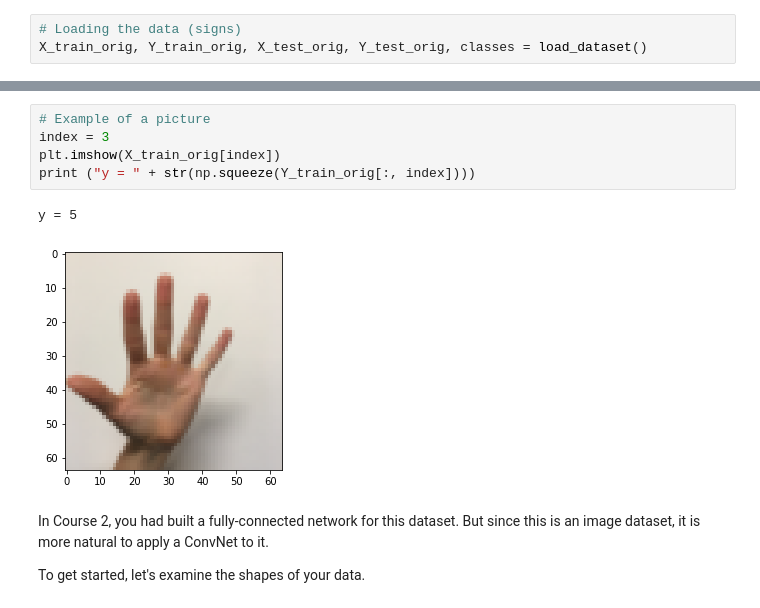
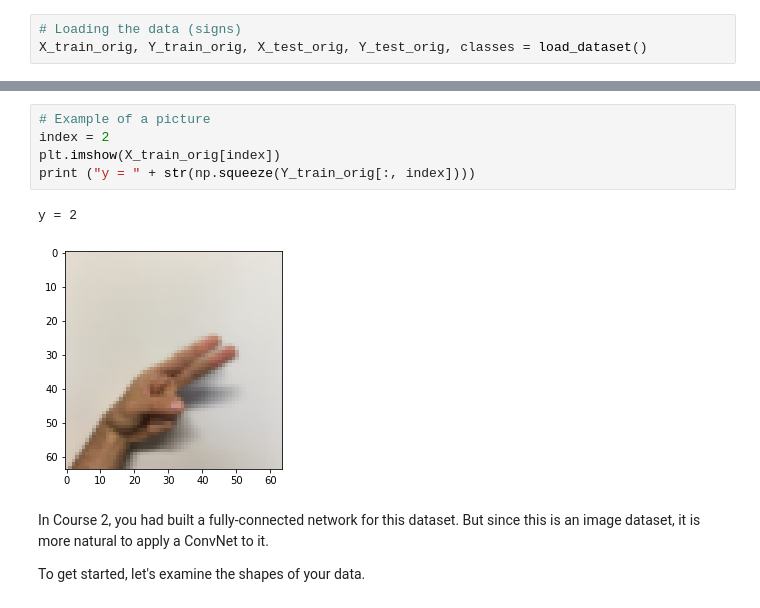
Before and after one commit to prananto/baud.prananto, a Jupyter notebook: CNN for classification problem-20220302/Convolution+model+-+Application+-+v1.ipynb, the cells around one changed output, grey strips where cells are left out. Saved outputs shown, nothing was run; the diff lists cells and outputs as text.

```diff
--- a/CNN for classification problem-20220302/Convolution+model+-+Application+-+v1.ipynb
+++ b/CNN for classification problem-20220302/Convolution+model+-+Application+-+v1.ipynb
@@ -44,12 +46,12 @@ As a reminder, the SIGNS dataset is a collection of 6 signs representing numbers
 The next cell will show you an example of a labelled image in the dataset. Feel free to change the value of `index` below and re-run to see different examples.
 # %%
 # Example of a picture
-index = 3
+index = 2
 plt.imshow(X_train_orig[index])
 print ("y = " + str(np.squeeze(Y_train_orig[:, index])))
 # %% [output]
-y = 5
+y = 2
-[figure, old version]
+[figure, new version]
 # %% [markdown]
 In Course 2, you had built a fully-connected network for this dataset. But since this is an image dataset, it is more natural to apply a ConvNet to it.
 
```
Also changed, not shown: parts of 8 cells of this notebook.
